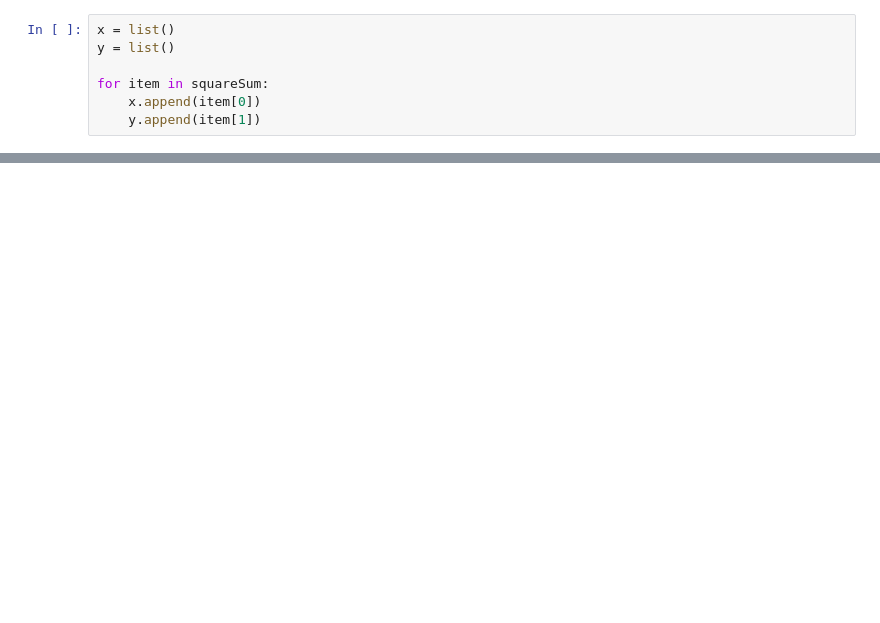
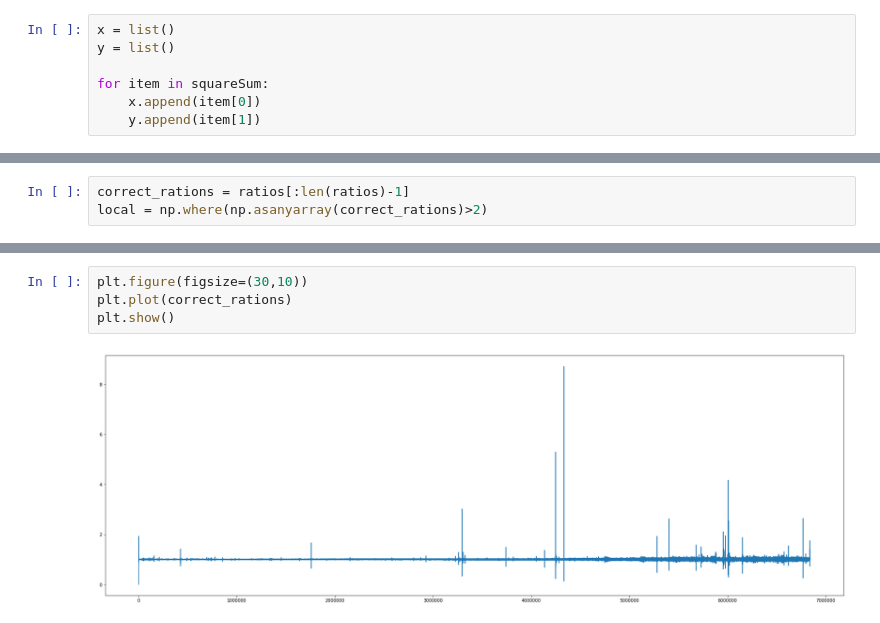
Before and after one commit to asergeev95/obspy_data_processing, a Jupyter notebook: OBSPY/data_stitching.ipynb, the cells around one changed output, grey strips where cells are left out. Saved outputs shown, nothing was run; the diff lists cells and outputs as text; blank space fills up the shorter version.

```diff
--- a/OBSPY/data_stitching.ipynb
+++ b/OBSPY/data_stitching.ipynb
@@ -205,0 +122,3 @@ AttributeError: 'SeismicData' object has no attribute '__station_data'
+# %%
+correct_rations = ratios[:len(ratios)-1]
+local = np.where(np.asanyarray(correct_rations)>2)
@@ -205,0 +139,6 @@ AttributeError: 'SeismicData' object has no attribute '__station_data'
+# %%
+plt.figure(figsize=(30,10))
+plt.plot(correct_rations)
+plt.show()
+# %% [output]
+[figure, added]
```
Also changed, not shown: parts of 35 cells of this notebook, 1 other file.
